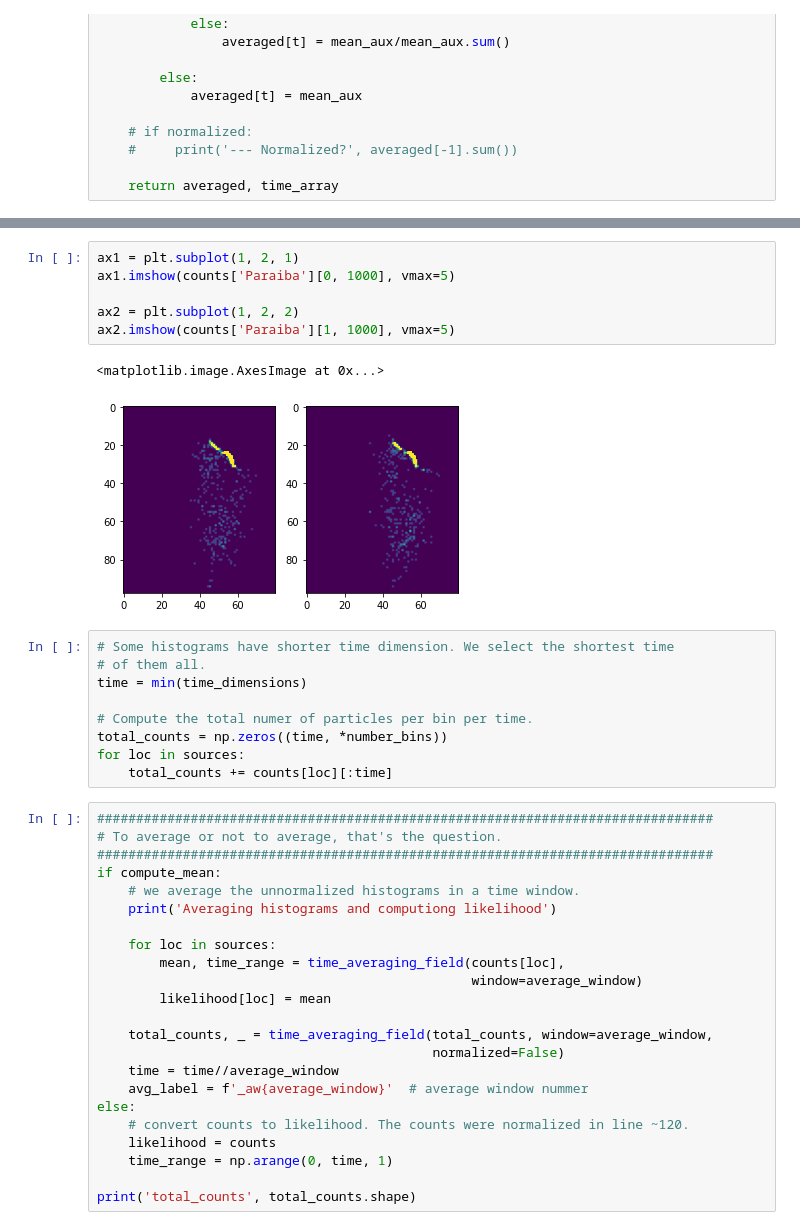
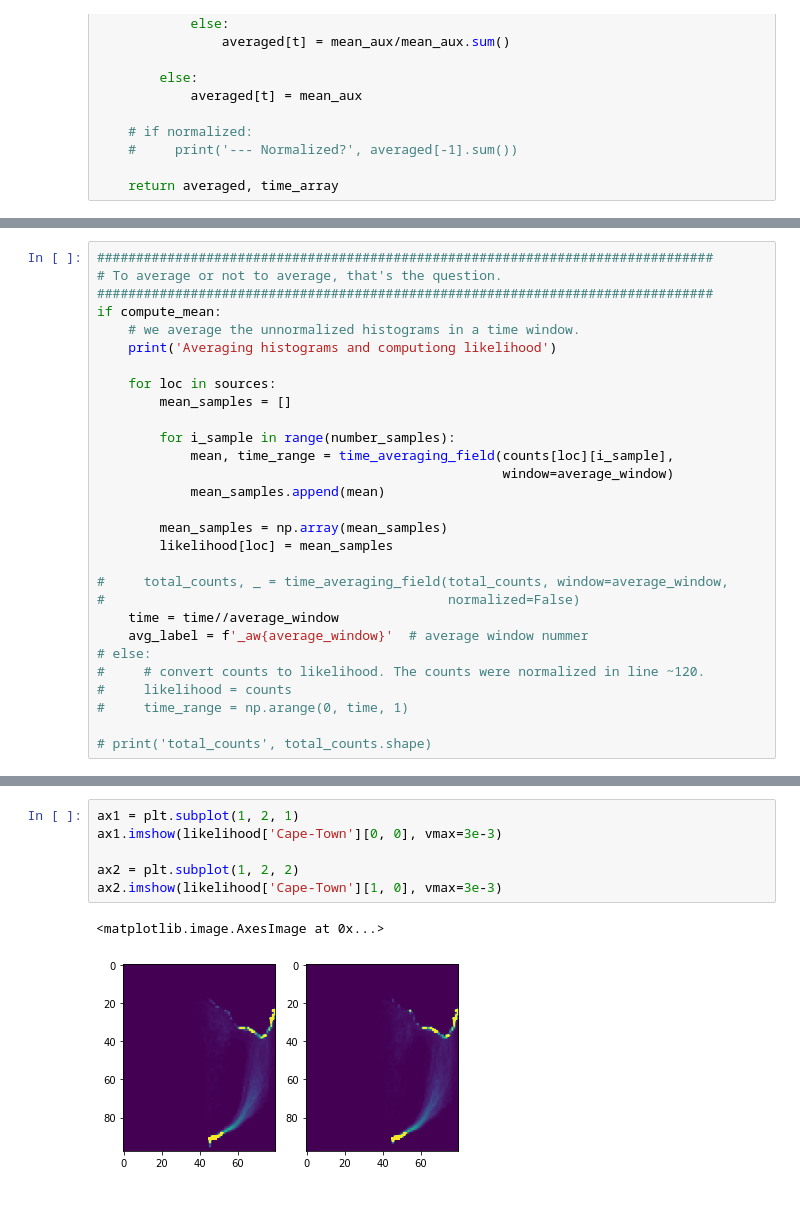
Before and after one commit to OceanParcels/BayesianAnalysis_SouthAtlantic, a Jupyter notebook: notebooks/bootstrapping.ipynb, the cells around one changed output, grey strips where cells are left out. Cells and saved outputs as stored; diff of their text form; blank space fills up the shorter version.

```diff
--- a/notebooks/bootstrapping.ipynb
+++ b/notebooks/bootstrapping.ipynb
@@ -89,0 +154,29 @@ array([1, 9])
+# %%
+###############################################################################
+# To average or not to average, that's the question.
+###############################################################################
+if compute_mean:
+    # we average the unnormalized histograms in a time window.
+    print('Averaging histograms and computiong likelihood')
+
+    for loc in sources:
+        mean_samples = []
+
+        for i_sample in range(number_samples):
+            mean, time_range = time_averaging_field(counts[loc][i_sample],
+                                                    window=average_window)
+            mean_samples.append(mean)
+
+        mean_samples = np.array(mean_samples)
+        likelihood[loc] = mean_samples
+
+#     total_counts, _ = time_averaging_field(total_counts, window=average_window,
+#                                            normalized=False)
+    time = time//average_window
+    avg_label = f'_aw{average_window}'  # average window nummer
+# else:
+#     # convert counts to likelihood. The counts were normalized in line ~120.
+#     likelihood = counts
+#     time_range = np.arange(0, time, 1)
+
+# print('total_counts', total_counts.shape)
@@ -162,41 +189,9 @@ for loc in sources:
 # %%
 ax1 = plt.subplot(1, 2, 1)
-ax1.imshow(counts['Paraiba'][0, 1000], vmax=5)
+ax1.imshow(likelihood['Cape-Town'][0, 0], vmax=3e-3)
 
 ax2 = plt.subplot(1, 2, 2)
-ax2.imshow(counts['Paraiba'][1, 1000], vmax=5)
+ax2.imshow(likelihood['Cape-Town'][1, 0], vmax=3e-3)
 # %% [output]
 <matplotlib.image.AxesImage at 0x...>
-[figure, old version]
+[figure, new version]
-# %%
-# Some histograms have shorter time dimension. We select the shortest time
-# of them all.
-time = min(time_dimensions)
-
-# Compute the total numer of particles per bin per time.
-total_counts = np.zeros((time, *number_bins))
-for loc in sources:
-    total_counts += counts[loc][:time]
-# %%
-###############################################################################
-# To average or not to average, that's the question.
-###############################################################################
-if compute_mean:
-    # we average the unnormalized histograms in a time window.
-    print('Averaging histograms and computiong likelihood')
-
-    for loc in sources:
-        mean, time_range = time_averaging_field(counts[loc],
-                                                window=average_window)
-        likelihood[loc] = mean
-
-    total_counts, _ = time_averaging_field(total_counts, window=average_window,
-                                           normalized=False)
-    time = time//average_window
-    avg_label = f'_aw{average_window}'  # average window nummer
-else:
-    # convert counts to likelihood. The counts were normalized in line ~120.
-    likelihood = counts
-    time_range = np.arange(0, time, 1)
-
-print('total_counts', total_counts.shape)
```
Also changed, not shown: parts of 20 cells of this notebook, 3 other files.
